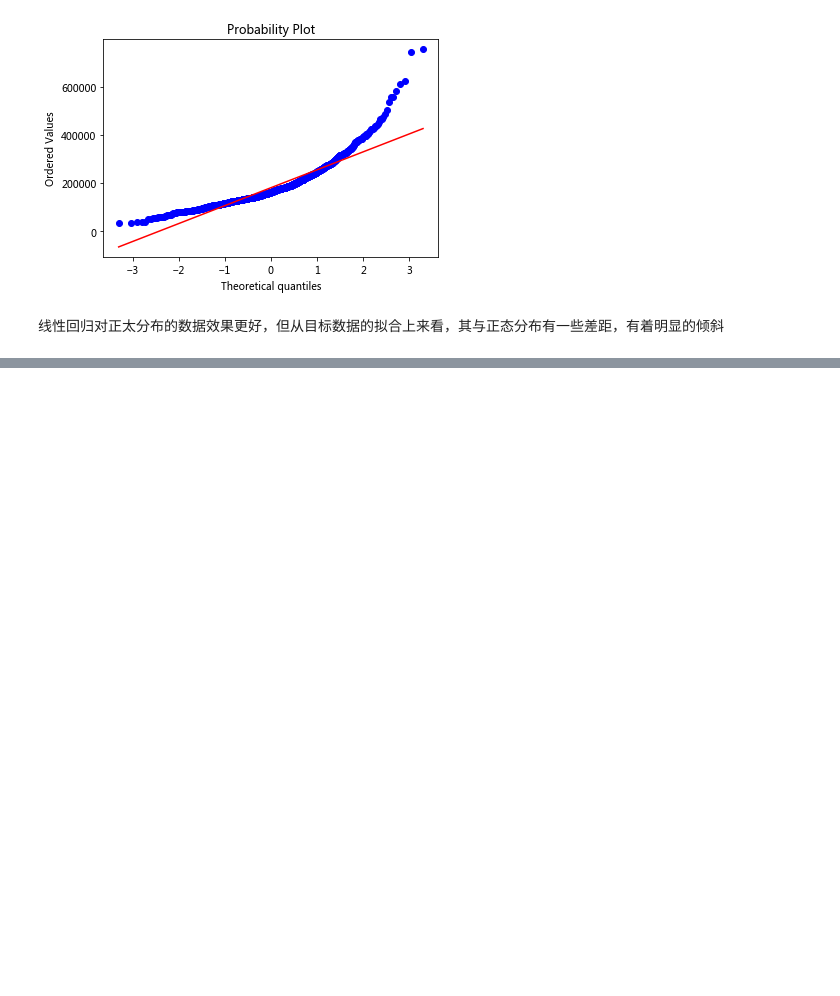
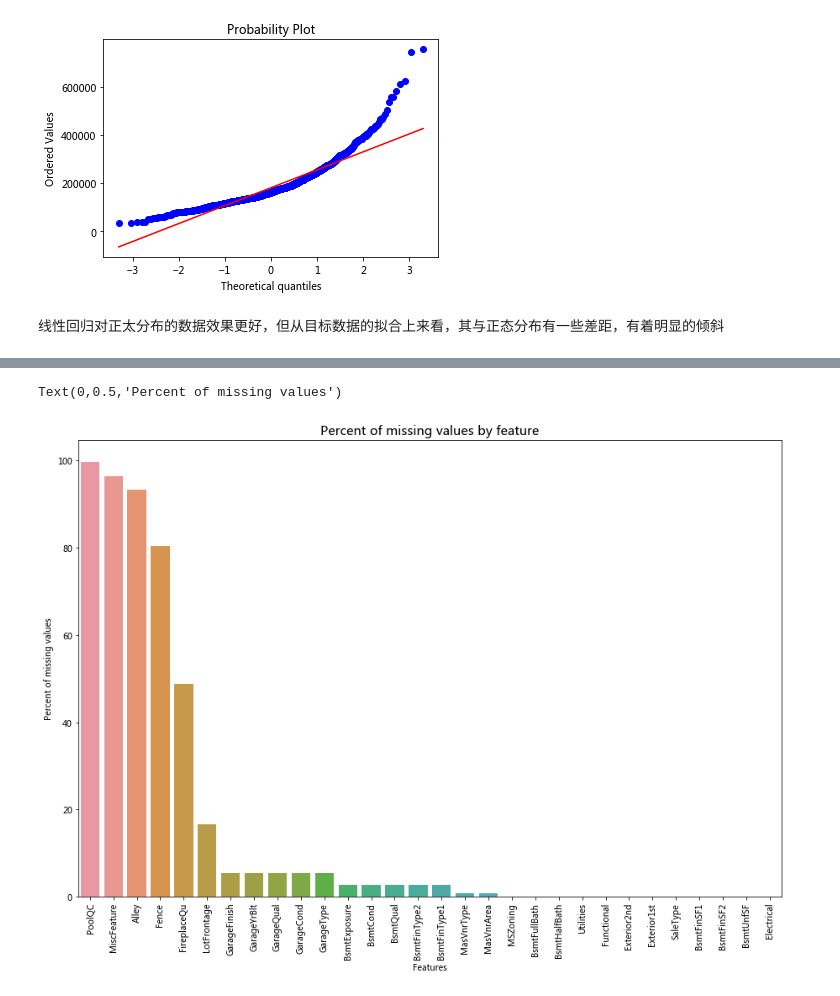
Before and after one commit to barrricade/pandas-learn, a Jupyter notebook: demo/House_Price.ipynb, the cells around one changed output, grey strips where cells are left out. Cells and saved outputs as stored; diff of their text form; code cells hidden in the pictures; blank space fills up the shorter version.

```diff
--- a/demo/House_Price.ipynb
+++ b/demo/House_Price.ipynb
@@ -152,0 +192,9 @@ plt.show()
+# %%
+#统计每列的缺失值的总数所占百分比
+all_data_na = all_data.isnull().sum()/len(all_data) * 100
+
+#保留前30个确实值最多的列
+all_data_na = all_data_na.drop(all_data_na[all_data_na.values==0].index).sort_values(ascending=False)[:30]
+
+missing_data = pd.DataFrame({'Missing Radio':all_data_na})
+missing_data
@@ -152,0 +219,10 @@ plt.show()
+# %%
+fig = plt.figure(figsize=(15, 10))
+sns.barplot(x=missing_data.index, y=missing_data['Missing Radio'].values)
+plt.xticks(rotation=90)
+plt.title('Percent of missing values by feature', fontsize=15)
+plt.xlabel('Features')
+plt.ylabel('Percent of missing values')
+# %% [output]
+Text(0,0.5,'Percent of missing values')
+[figure, added]
```
Also changed, not shown: parts of 76 cells of this notebook.
